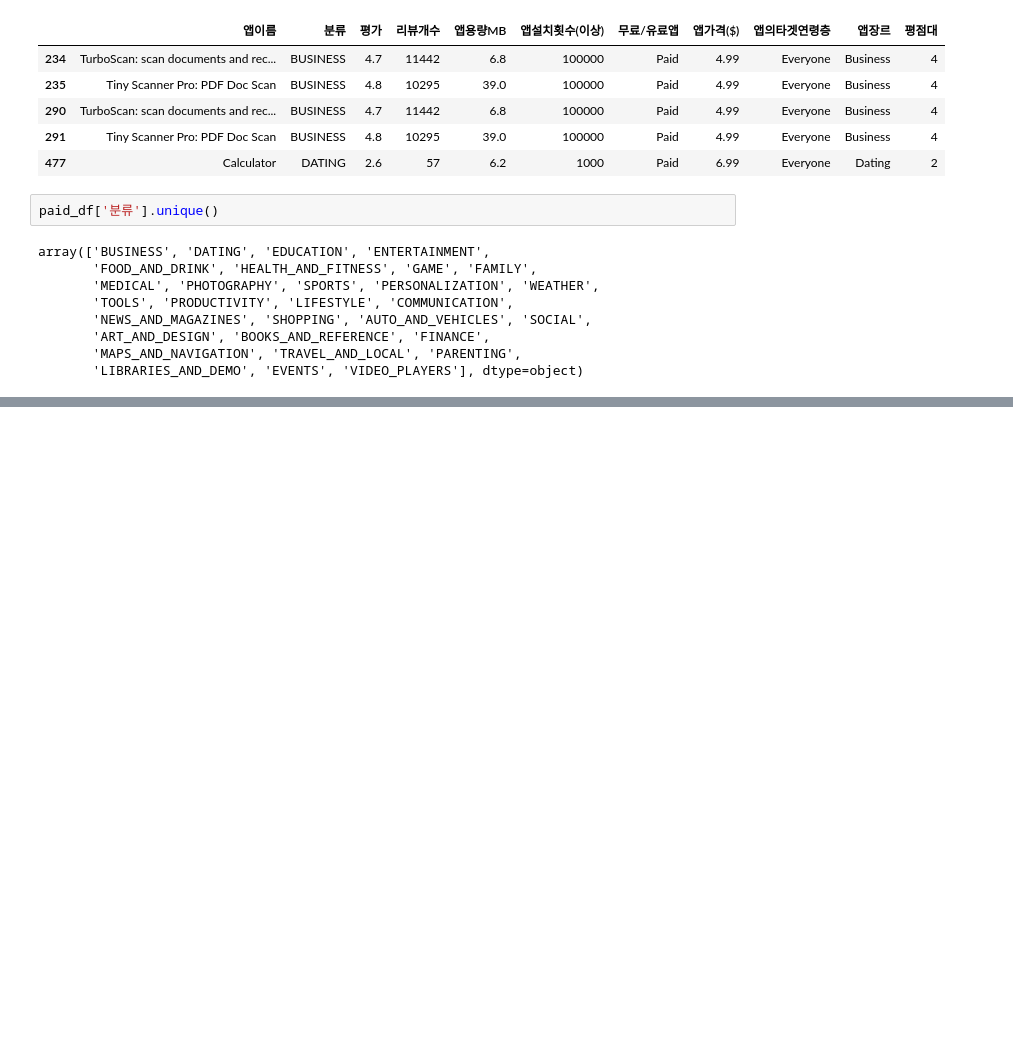
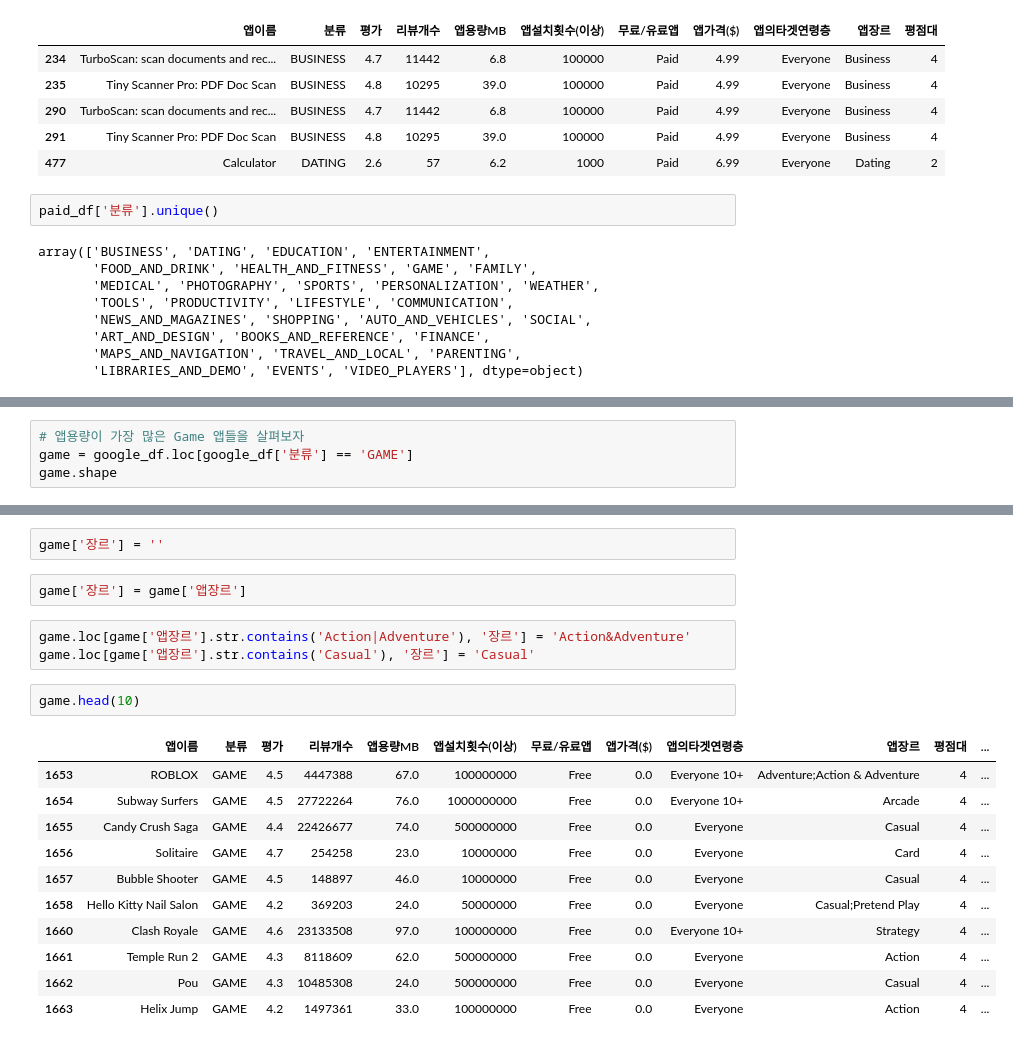
Before and after one commit to young-hun-jo/KaggleStruggle, a Jupyter notebook: google_playstore/google_playstore.ipynb, the cells around one changed output, grey strips where cells are left out. Cells and saved outputs as stored; diff of their text form; blank space fills up the shorter version.

```diff
--- a/google_playstore/google_playstore.ipynb
+++ b/google_playstore/google_playstore.ipynb
@@ -668,0 +726,4 @@ Text(0, 0.5, '앱가격($)')
+# %%
+# 앱용량이 가장 많은 Game 앱들을 살펴보자
+game = google_df.loc[google_df['분류'] == 'GAME']
+game.shape
@@ -668,0 +772,21 @@ Text(0, 0.5, '앱가격($)')
+# %%
+game['장르'] = ''
+# %%
+game['장르'] = game['앱장르']
+# %%
+game.loc[game['앱장르'].str.contains('Action|Adventure'), '장르'] = 'Action&Adventure'
+game.loc[game['앱장르'].str.contains('Casual'), '장르'] = 'Casual'
+# %%
+game.head(10)
+# %% [output]
+|  | 앱이름 | 분류 | 평가 | 리뷰개수 | 앱용량MB | 앱설치횟수(이상) | 무료/유료앱 | 앱가격($) | 앱의타겟연령층 | 앱장르 | 평점대 | ... |
+| 1653 | ROBLOX | GAME | 4.5 | 4447388 | 67.0 | 100000000 | Free | 0.0 | Everyone 10+ | Adventure;Action & Adventure | 4 | ... |
+| 1654 | Subway Surfers | GAME | 4.5 | 27722264 | 76.0 | 1000000000 | Free | 0.0 | Everyone 10+ | Arcade | 4 | ... |
+| 1655 | Candy Crush Saga | GAME | 4.4 | 22426677 | 74.0 | 500000000 | Free | 0.0 | Everyone | Casual | 4 | ... |
+| 1656 | Solitaire | GAME | 4.7 | 254258 | 23.0 | 10000000 | Free | 0.0 | Everyone | Card | 4 | ... |
+| 1657 | Bubble Shooter | GAME | 4.5 | 148897 | 46.0 | 10000000 | Free | 0.0 | Everyone | Casual | 4 | ... |
+| 1658 | Hello Kitty Nail Salon | GAME | 4.2 | 369203 | 24.0 | 50000000 | Free | 0.0 | Everyone | Casual;Pretend Play | 4 | ... |
+| 1660 | Clash Royale | GAME | 4.6 | 23133508 | 97.0 | 100000000 | Free | 0.0 | Everyone 10+ | Strategy | 4 | ... |
+| 1661 | Temple Run 2 | GAME | 4.3 | 8118609 | 62.0 | 500000000 | Free | 0.0 | Everyone | Action | 4 | ... |
+| 1662 | Pou | GAME | 4.3 | 10485308 | 24.0 | 500000000 | Free | 0.0 | Everyone | Casual | 4 | ... |
+| 1663 | Helix Jump | GAME | 4.2 | 1497361 | 33.0 | 100000000 | Free | 0.0 | Everyone | Action | 4 | ... |
```
Also changed, not shown: parts of 16 cells of this notebook.
